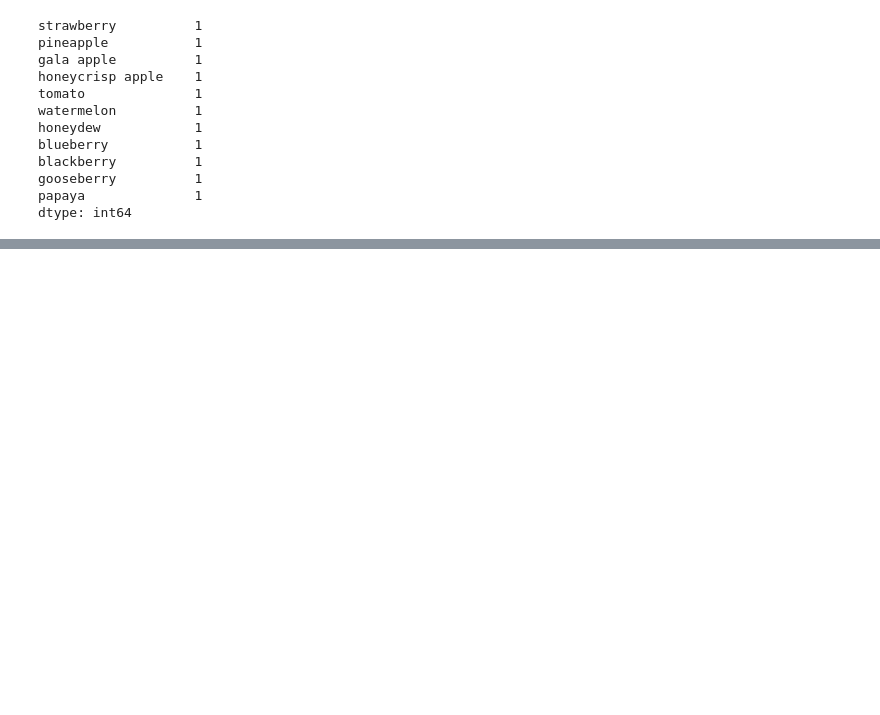
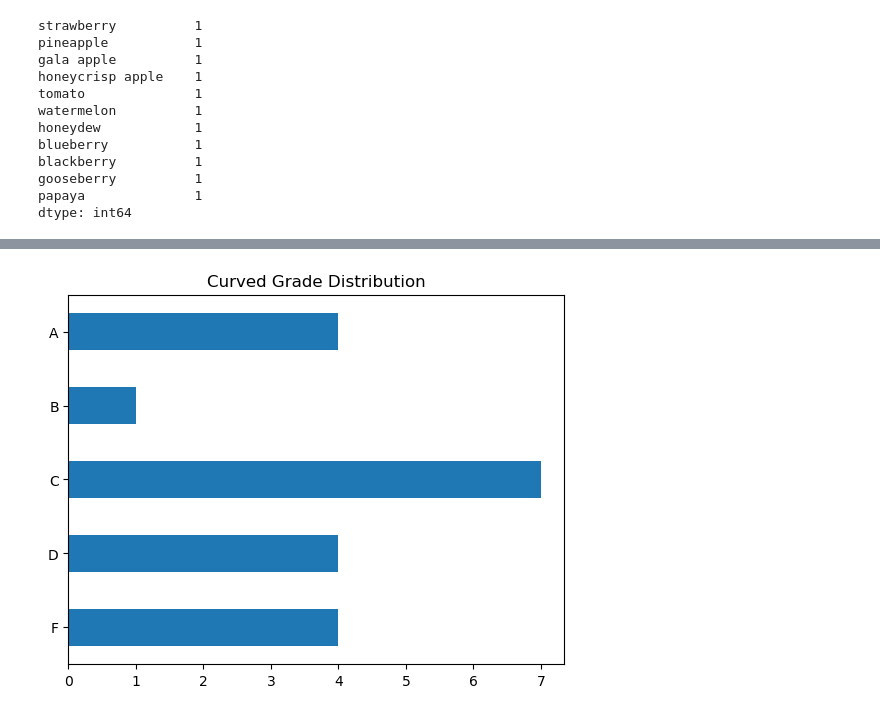
Before and after one commit to Chellyann-moreno/numpy-pandas-visualization-exercises, a Jupyter notebook: pandas_series.ipynb, the cells around one changed output, grey strips where cells are left out. Drawn from its saved outputs; the diff is of its cells as text; code cells hidden in the pictures; blank space fills up the shorter version.

```diff
--- a/pandas_series.ipynb
+++ b/pandas_series.ipynb
@@ -226,0 +699,5 @@ dtype: int64
+# %%
+#5
+curved_grades=exam_scores+(4)
+curved_grades=exam_scores+(100-exam_scores.max())
+curved_grades
@@ -226,0 +722,6 @@ dtype: int64
+# %%
+#6
+bin_edges = [0, 70, 79, 89, 90, 100]
+bin_labels = ['F', 'D', 'C', 'B', 'A']
+letter_grades = pd.cut(curved_grades, bins=bin_edges, labels=bin_labels)
+letter_grades
@@ -226,0 +746,6 @@ dtype: int64
+# %%
+letter_grades.value_counts().sort_index().plot.barh()
+plt.title('Curved Grade Distribution')
+plt.show()
+# %% [output]
+[figure, added]
```
Also changed, not shown: parts of 59 cells of this notebook, 1 other file.
